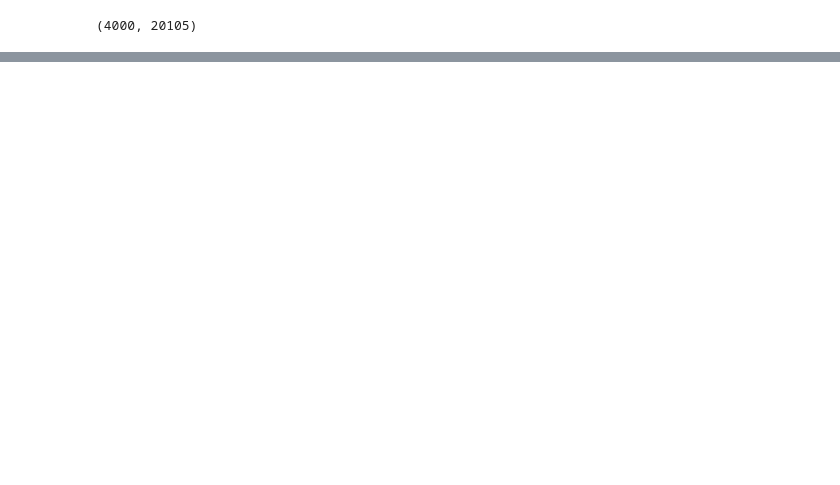
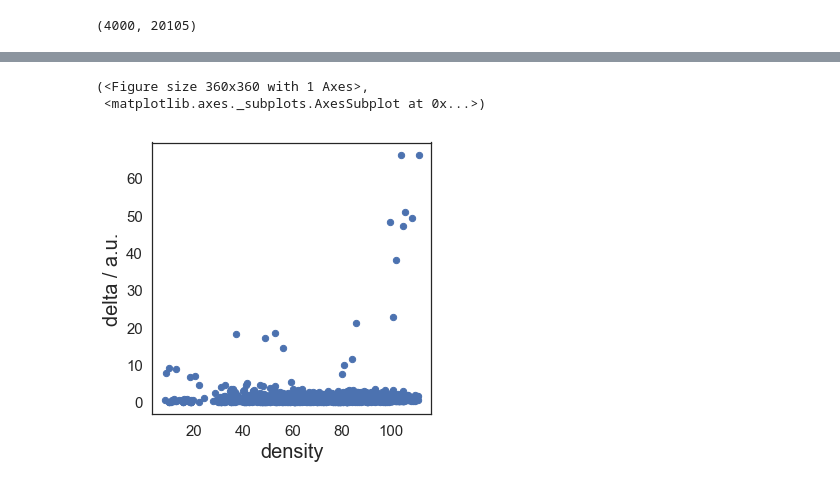
Before and after one commit to codyheiser/furry-couscous, a Jupyter notebook: discrete_comparison.ipynb, the cells around one changed output, grey strips where cells are left out. Cells and saved outputs as stored; diff of their text form; code cells hidden in the pictures; blank space fills up the shorter version.

```diff
--- a/discrete_comparison.ipynb
+++ b/discrete_comparison.ipynb
@@ -31,0 +76,6 @@ P14retina_7_tSNE.plot()
+# %%
+P14retina_7_DCA_tSNE.clu.draw_decision_graph() # look at potential cluster centers
+# %% [output]
+(<Figure size 360x360 with 1 Axes>,
+ <matplotlib.axes._subplots.AxesSubplot at 0x...>)
+[figure, added]
```
Also changed, not shown: parts of 38 cells of this notebook.
